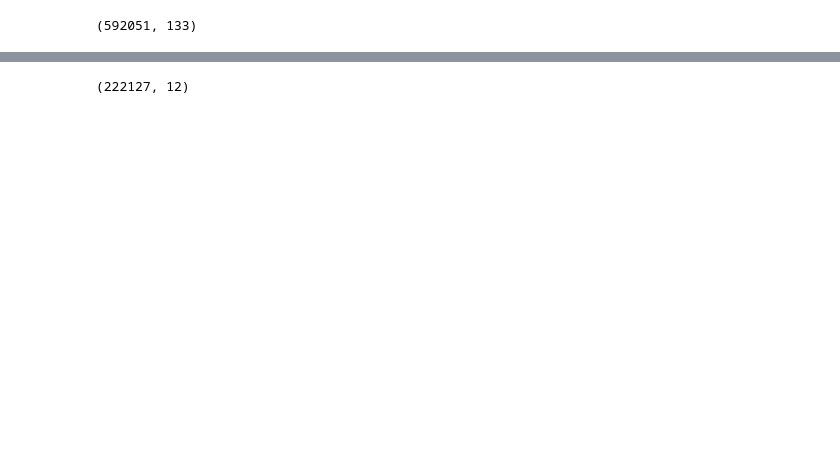
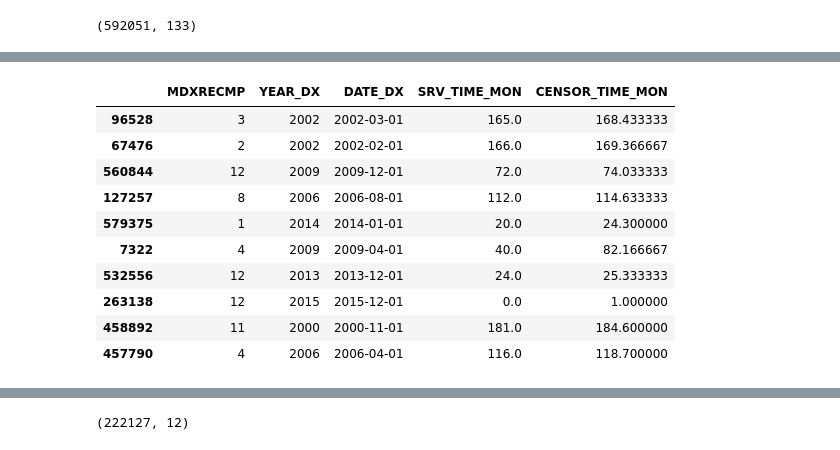
Before and after one commit to kbfreder/breast-cancer, a Jupyter notebook: 01b_DataPrep.ipynb, the cells around one changed output, grey strips where cells are left out. Saved outputs shown, nothing was run; the diff lists cells and outputs as text; code cells hidden in the pictures; blank space fills up the shorter version.

```diff
--- a/01b_DataPrep.ipynb
+++ b/01b_DataPrep.ipynb
@@ -24,0 +45,14 @@ df.shape
+# %%
+df4[['MDXRECMP', 'YEAR_DX', 'DATE_DX','SRV_TIME_MON', 'CENSOR_TIME_MON']].sample(10)
+# %% [output]
+|  | MDXRECMP | YEAR_DX | DATE_DX | SRV_TIME_MON | CENSOR_TIME_MON |
+| 96528 | 3 | 2002 | 2002-03-01 | 165.0 | 168.433333 |
+| 67476 | 2 | 2002 | 2002-02-01 | 166.0 | 169.366667 |
+| 560844 | 12 | 2009 | 2009-12-01 | 72.0 | 74.033333 |
+| 127257 | 8 | 2006 | 2006-08-01 | 112.0 | 114.633333 |
+| 579375 | 1 | 2014 | 2014-01-01 | 20.0 | 24.300000 |
+| 7322 | 4 | 2009 | 2009-04-01 | 40.0 | 82.166667 |
+| 532556 | 12 | 2013 | 2013-12-01 | 24.0 | 25.333333 |
+| 263138 | 12 | 2015 | 2015-12-01 | 0.0 | 1.000000 |
+| 458892 | 11 | 2000 | 2000-11-01 | 181.0 | 184.600000 |
+| 457790 | 4 | 2006 | 2006-04-01 | 116.0 | 118.700000 |
```
Also changed, not shown: parts of 12 cells of this notebook, 55 other files.
